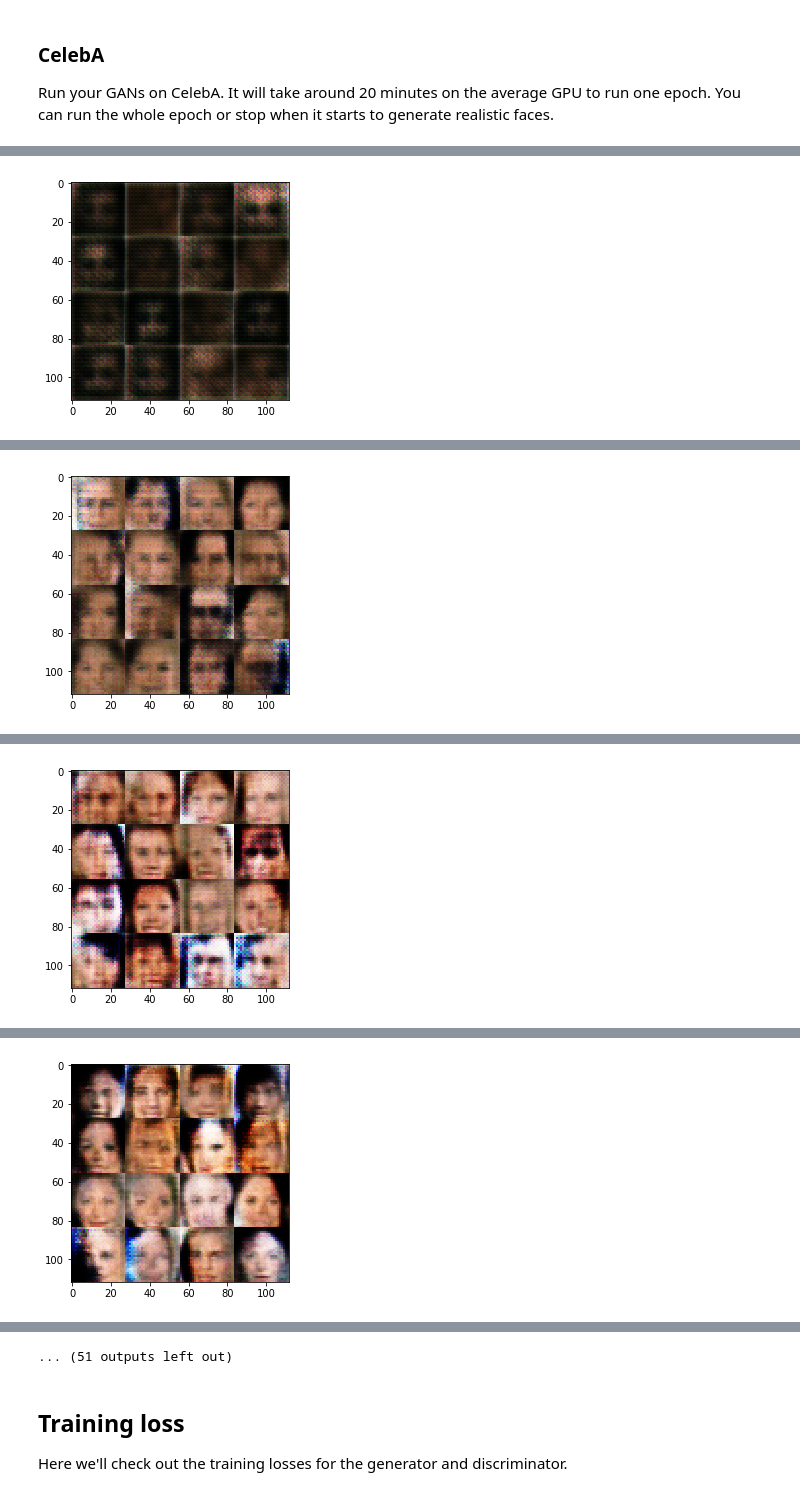
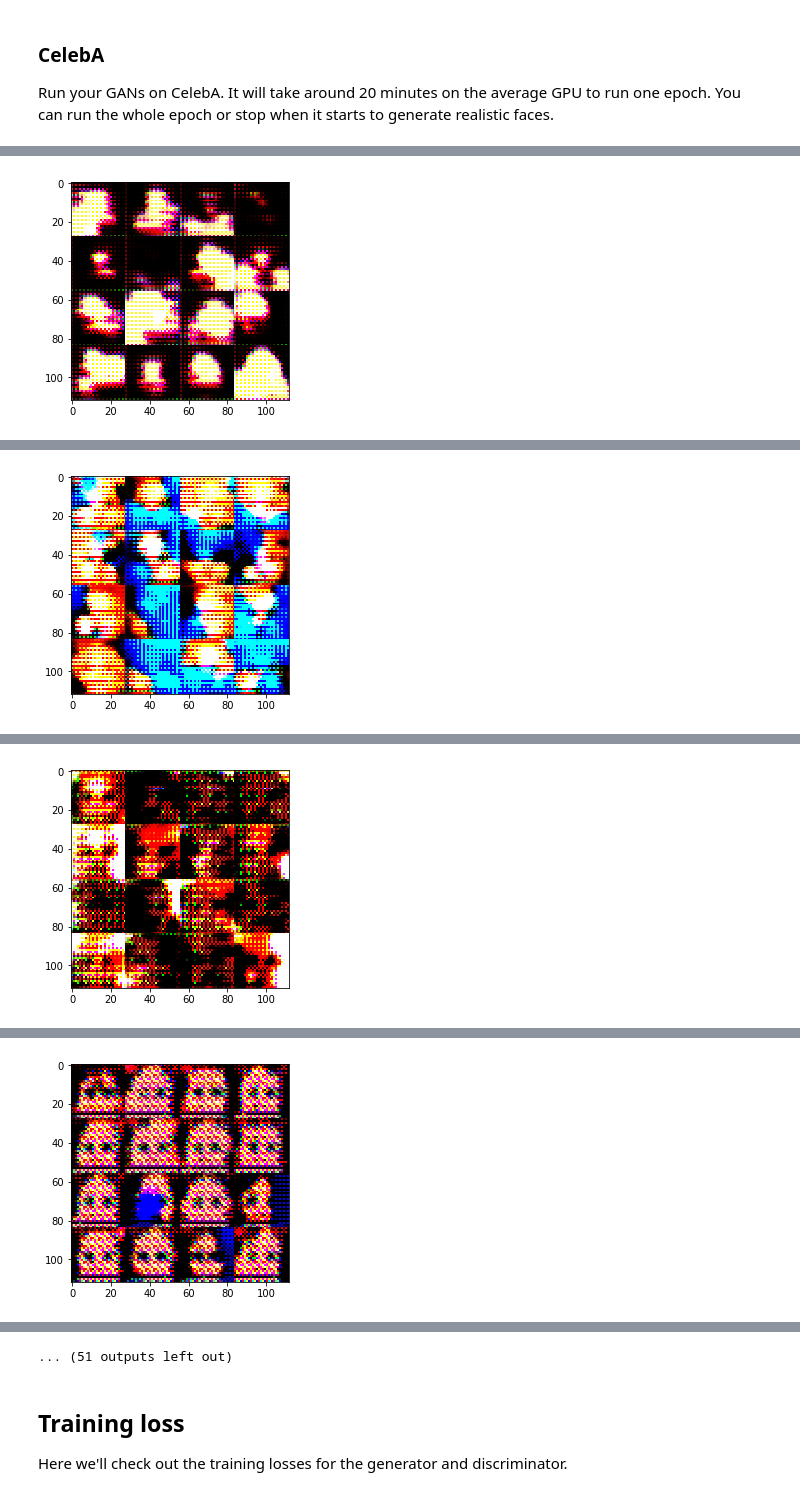
Before and after one commit to aaudevart/udacity_deep-learning, a Jupyter notebook: face_generation/dlnd_face_generation.ipynb, the cells around one changed output, grey strips where cells are left out. Cells and saved outputs as stored; diff of their text form; code cells hidden in the pictures.

```diff
--- a/face_generation/dlnd_face_generation.ipynb
+++ b/face_generation/dlnd_face_generation.ipynb
@@ -160,7 +160,7 @@ def discriminator(images, reuse=False):
     """
     # TODO: Implement Function
 
-    alpha = 0.2
+    alpha = 0.1
     dropout = 0.4
     with tf.variable_scope('discriminator', reuse=reuse):
         # Input layer is 28x28x3
@@ -211,35 +211,38 @@ def generator(z, out_channel_dim, is_train=True):
     :return: The tensor output of the generator
     """
     # TODO: Implement Function
-    alpha = 0.2
+    alpha = 0.1
     dropout= 0.4
     # you want to reuse the variables when your not training
     with tf.variable_scope('generator', reuse= not is_train):
         # First fully connected layer
-        x1 = tf.layers.dense(z, 7*7*256)
+        x1 = tf.layers.dense(z, 7*7*512)
         # Reshape it to start the convolutional stack
-        x1 = tf.reshape(x1, (-1, 7, 7, 256))
+        x1 = tf.reshape(x1, (-1, 7, 7, 512))
         x1 = tf.layers.batch_normalization(x1, training=is_train)
         x1 = tf.maximum(alpha * x1, x1)
         # x1 = tf.layers.dropout(x1,dropout)
         # print(x1.shape)
-        # 7x7x256 now
+        # 7x7x512 now
 
-        x3 = tf.layers.conv2d_transpose(x1, 64, 5, strides=2, padding='same')
+        x2 = tf.layers.conv2d_transpose(x1, 256, 5, strides=2, padding='same')
+        x2 = tf.layers.batch_normalization(x2, training=is_train)
+        x2 = tf.maximum(alpha * x2, x2)
+        # x2 = tf.layers.dropout(x1,dropout)
+        # print(x2.shape)
+        # 14x14x256 now
+
+
+        x3 = tf.layers.conv2d_transpose(x2, 128, 5, strides=2, padding='same')
         x3 = tf.layers.batch_normalization(x3, training=is_train)
         x3 = tf.maximum(alpha * x3, x3)
         # x3 = tf.layers.dropout(x3,dropout)
         # print(x3.shape)
-        # 14x14x64
+        # 28x28x128
 
-        x4 = tf.layers.conv2d_transpose(x3, 32, 5, strides=2, padding='same')
-        x4 = tf.layers.batch_normalization(x4, training=is_train)
-        x4 = tf.maximum(alpha * x4, x4)
-        # print(x4.shape)
-        # 28x28x32
 
         # Output layer
-        logits = tf.layers.conv2d_transpose(x4, out_channel_dim, 5, strides=1, padding='same')
+        logits = tf.layers.conv2d_transpose(x3, out_channel_dim, 5, strides=1, padding='same')
         # print (logits.shape)
         # 28x28xout_channel_dim now
 
@@ -424,6 +427,7 @@ def train(epoch_count, batch_size, z_dim, learning_rate, beta1, get_batches, dat
                     train_loss_g = g_loss.eval({input_z: batch_z})
 
                     print("Epoch {}/{}...".format(epoch_i+1, epoch_count),
+                          "Steps: {}...".format(steps),
                           "Discriminator Loss: {:.4f}...".format(train_loss_d),
                           "Generator Loss: {:.4f}".format(train_loss_g))
                     # Save losses to view after training
@@ -542,8 +546,8 @@ Run your GANs on CelebA.  It will take around 20 minutes on the average GPU to r
 # %%
 batch_size = 64
 z_dim = 100
-learning_rate = 0.001
-beta1 = 0.5
+learning_rate = 0.005
+beta1 = 0.3
 
 """
 DON'T MODIFY ANYTHING IN THIS CELL THAT IS BELOW THIS LINE
@@ -568 +572 @@ Epoch 1/1... Discriminator Loss: 1.2757... Generator Loss: 0.5843
-[figure, old version]
+[figure, new version]
@@ -579 +583 @@ Epoch 1/1... Discriminator Loss: 1.4595... Generator Loss: 0.4500
-[figure, old version]
+[figure, new version]
@@ -590 +594 @@ Epoch 1/1... Discriminator Loss: 1.0034... Generator Loss: 1.0080
-[figure, old version]
+[figure, new version]
@@ -601 +605 @@ Epoch 1/1... Discriminator Loss: 0.6936... Generator Loss: 1.0159
-[figure, old version]
+[figure, new version]
```
Also changed, not shown: parts of 4 cells of this notebook.
